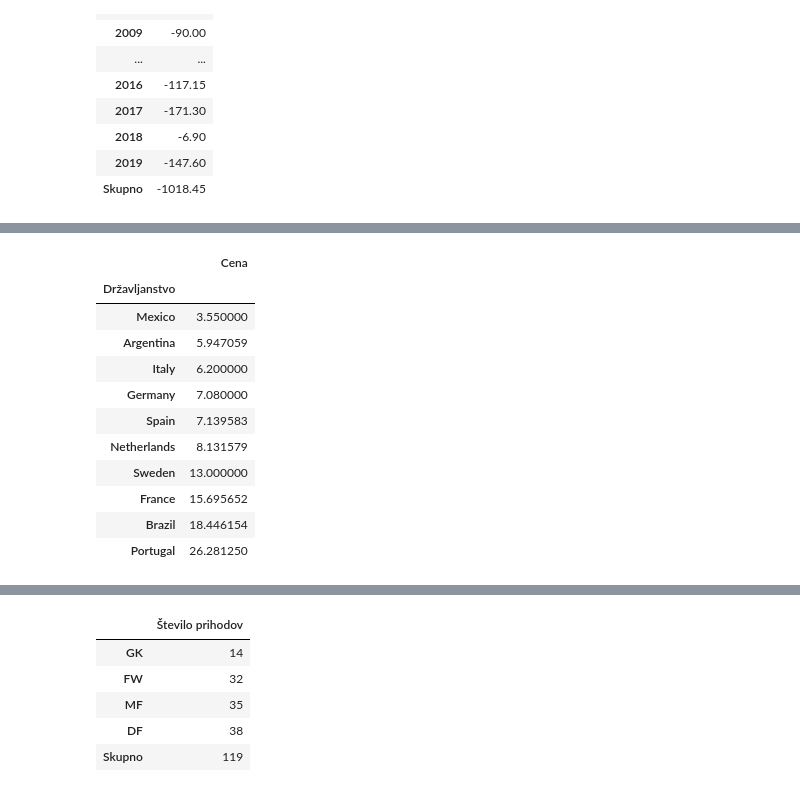
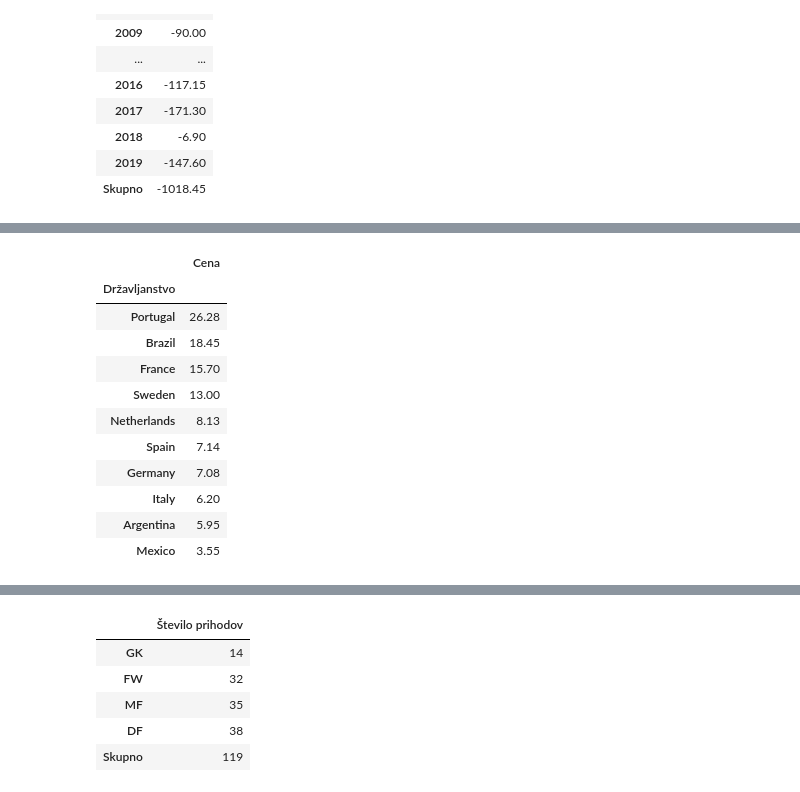
Before and after one commit to Marsovc1/Projektna-naloga-PROG1, a Jupyter notebook: analiza.ipynb, the cells around one changed output, grey strips where cells are left out. Cells and saved outputs as stored; diff of their text form; code cells hidden in the pictures.

```diff
--- a/analiza.ipynb
+++ b/analiza.ipynb
@@ -156,0 +150,17 @@ avg.rename(columns={0: "Razlika povprečnih vrednosti prestopov v Mio.€"})
+# %%
+#sedaj poglejmo kolikšna je povprečna cena/razlika prestopa glede na državo
+
+stolpci = ['Ime', 'Državljanstvo', 'Pozicija', 'Klub', 'Cena', 'Leto']
+prihod1 = pd.DataFrame(columns=stolpci)
+
+for i in range (2000,2020):
+    transferIN = pd.read_csv(str(path+str(i)+'IN.csv'))
+    prihod1=prihod.append(transferIN)
+
+prihod1 = prihod.reset_index(drop=True)
+
+prihod1['Cena'] = -prihod1['Cena']
+vsi = odhod.append(prihod1)
+
+
+vsi.groupby('Državljanstvo').mean().round(2).sort_values('Cena',ascending=False)
@@ -157,22 +186,22 @@ avg.rename(columns={0: "Razlika povprečnih vrednosti prestopov v Mio.€"})
 # %%
 #sedaj poglejmo kolikšna je povprečna cena transferja glede na državo (so brazilci najdražji?)
 vsi = prihod.append(odhod)
-x = vsi.groupby('Državljanstvo').mean()
+avg_drzavljanstvo = vsi.groupby('Državljanstvo').mean()
 
 št_prestopov = vsi.groupby('Državljanstvo').size()
 št_prestopov.sort_values()
 
-x[št_prestopov>=5].sort_values('Cena')
+avg_drzavljanstvo[št_prestopov>=5].sort_values('Cena',ascending=False).round(2)
 # %% [output]
 |  | Cena |
 | Državljanstvo |  |
-| Mexico | 3.550000 |
-| Argentina | 5.947059 |
-| Italy | 6.200000 |
-| Germany | 7.080000 |
-| Spain | 7.139583 |
-| Netherlands | 8.131579 |
-| Sweden | 13.000000 |
-| France | 15.695652 |
-| Brazil | 18.446154 |
-| Portugal | 26.281250 |
+| Portugal | 26.28 |
+| Brazil | 18.45 |
+| France | 15.70 |
+| Sweden | 13.00 |
+| Netherlands | 8.13 |
+| Spain | 7.14 |
+| Germany | 7.08 |
+| Italy | 6.20 |
+| Argentina | 5.95 |
+| Mexico | 3.55 |
```
Also changed, not shown: parts of 14 cells of this notebook, 11 other files.
